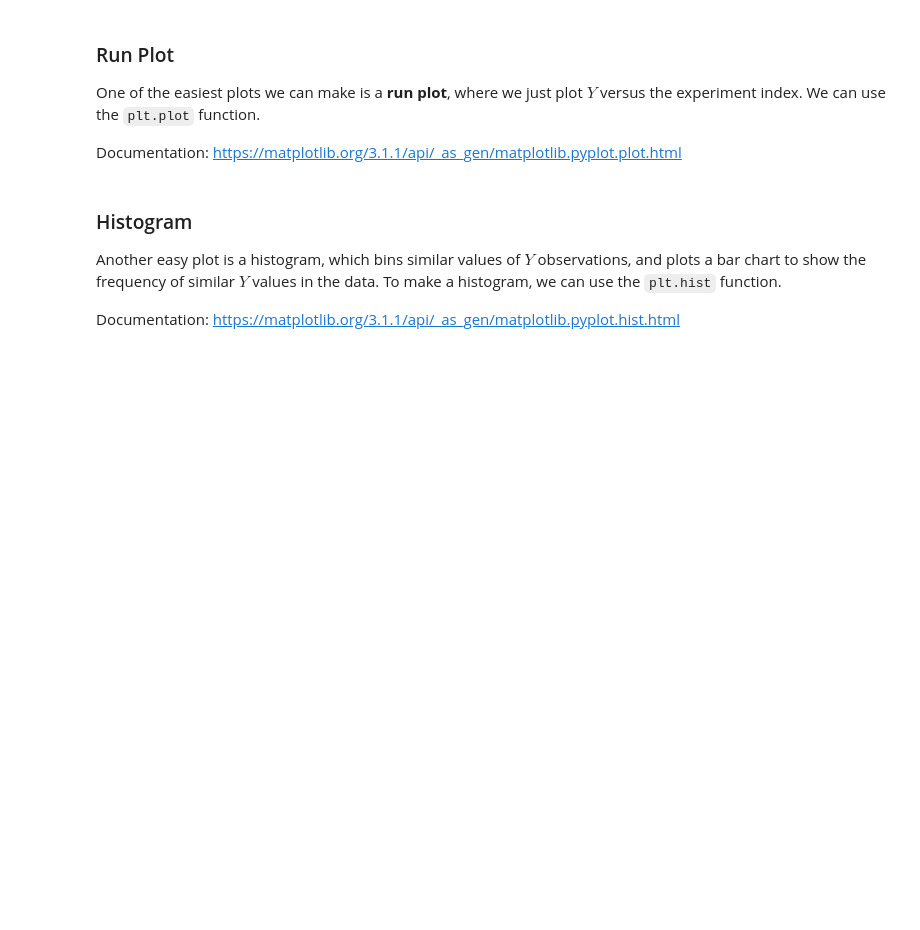
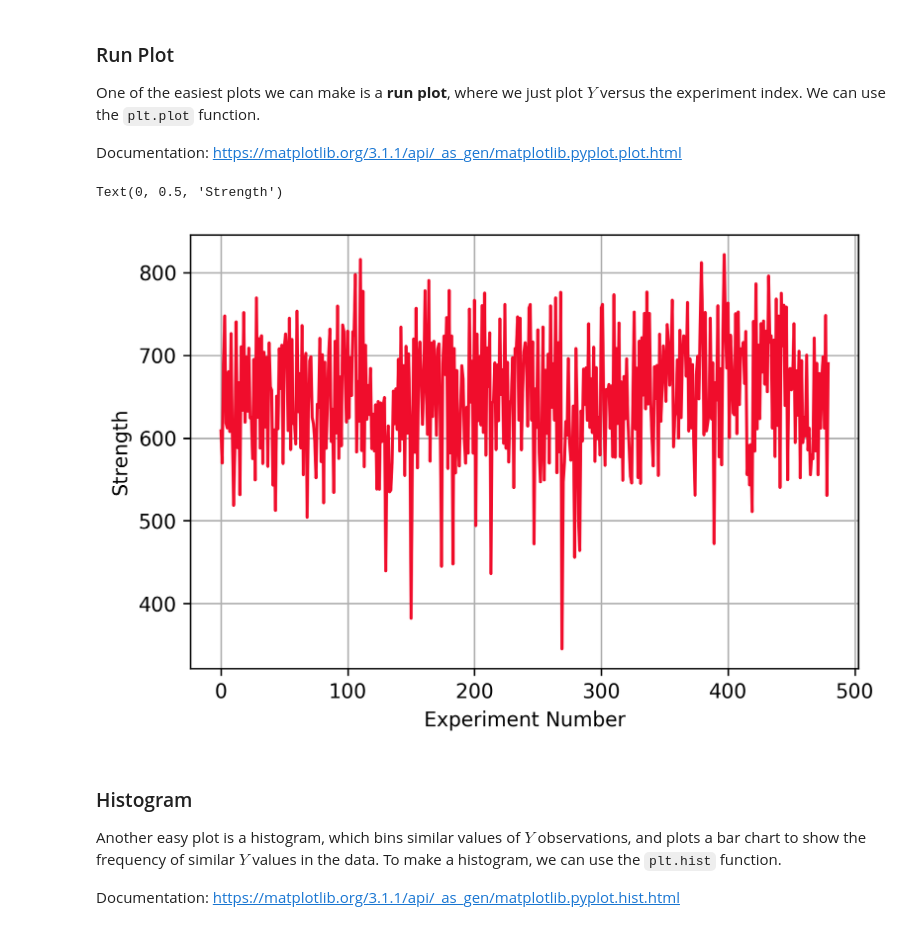
Before and after one commit to krisreyes/mdi504-F19-notebooks, a Jupyter notebook: Lecture 04 - Exploratory Data Analysis.ipynb, the cells around one changed output. Saved outputs shown, nothing was run; the diff lists cells and outputs as text; code cells hidden in the pictures; blank space fills up the shorter version.

```diff
--- a/Lecture 04 - Exploratory Data Analysis.ipynb
+++ b/Lecture 04 - Exploratory Data Analysis.ipynb
@@ -23,7 +41,7 @@ https://docs.scipy.org/doc/numpy/reference/generated/numpy.loadtxt.html
 import numpy as np
 
 # use the np. loadtxt function to load the data into a two-dimensional numpy array
-data = np.loadtxt(???)
+data = np.loadtxt(data_file_name, skiprows=1)
 
 # See also: np.genfromtxt (when we know there is missing data)
 # %% [markdown]
@@ -78,5 +138,8 @@ Y (the reported strength of the ceramic materials) is the response variable for
 The ``numpy`` library has functions to calculate these values.
 # %%
 # get the 4th column from the data
+Y = data[:, 4]
 
 # Mean
+mean_Y = np.mean(Y)
+print(mean_Y)
@@ -114,10 +198,17 @@ We can use the `plt.plot` function.
 Documentation: https://matplotlib.org/3.1.1/api/_as_gen/matplotlib.pyplot.plot.html
 # %%
 # Run Plot
+plt.plot(Y)
 
 # Add some grid lines
+plt.grid()
 
 # Add some labels
+plt.xlabel('Experiment Number')
+plt.ylabel('Strength')
+# %% [output]
+Text(0, 0.5, 'Strength')
+[figure, added]
 # %% [markdown]
 ### Histogram
 
```
Also changed, not shown: parts of 26 cells of this notebook.
